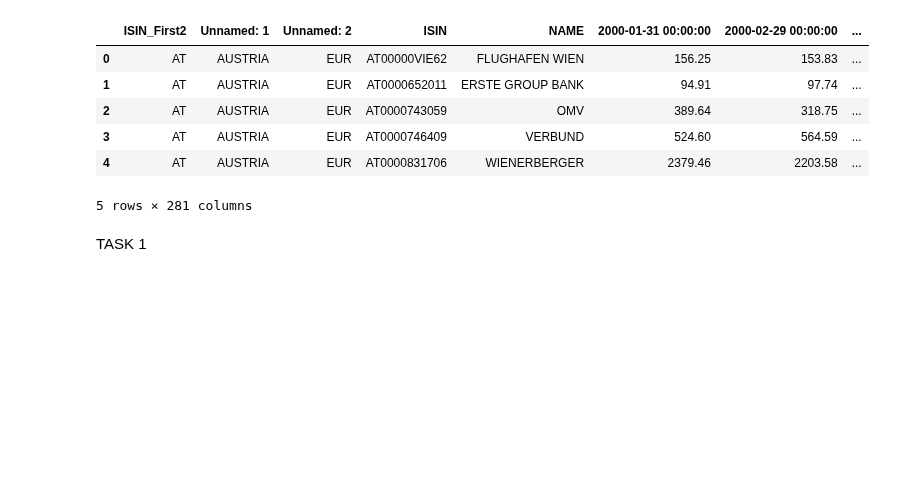
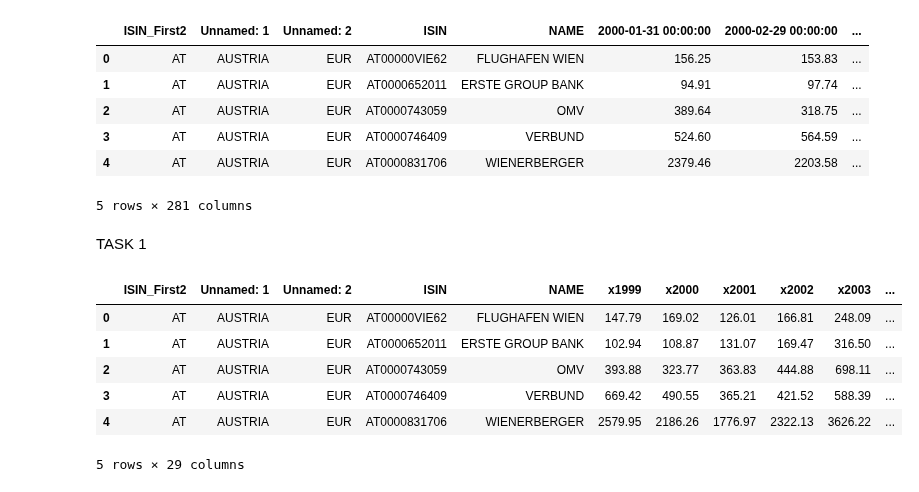
Before and after one commit to GiammarcoBozzelli/SEF, a Jupyter notebook: main.ipynb, the cells around one changed output. Saved outputs shown, nothing was run; the diff lists cells and outputs as text; code cells hidden in the pictures; blank space fills up the shorter version.

```diff
--- a/main.ipynb
+++ b/main.ipynb
@@ -175,0 +174,17 @@ TASK 1
+# %%
+# Importing yearly databases
+urlyri = 'https://raw.githubusercontent.com/GiammarcoBozzelli/SEF/main/df_EUR_yearly_return.csv'
+dfyri = pd.read_csv(urlyri)
+
+urlycapitalization = 'https://raw.githubusercontent.com/GiammarcoBozzelli/SEF/main/df_EUR_yearly_capitalization.csv'
+dfycapitalization = pd.read_csv(urlycapitalization)
+# %%
+dfyri.head()
+# %% [output]
+|  | ISIN_First2 | Unnamed: 1 | Unnamed: 2 | ISIN | NAME | x1999 | x2000 | x2001 | x2002 | x2003 | ... |
+| 0 | AT | AUSTRIA | EUR | AT00000VIE62 | FLUGHAFEN WIEN | 147.79 | 169.02 | 126.01 | 166.81 | 248.09 | ... |
+| 1 | AT | AUSTRIA | EUR | AT0000652011 | ERSTE GROUP BANK | 102.94 | 108.87 | 131.07 | 169.47 | 316.50 | ... |
+| 2 | AT | AUSTRIA | EUR | AT0000743059 | OMV | 393.88 | 323.77 | 363.83 | 444.88 | 698.11 | ... |
+| 3 | AT | AUSTRIA | EUR | AT0000746409 | VERBUND | 669.42 | 490.55 | 365.21 | 421.52 | 588.39 | ... |
+| 4 | AT | AUSTRIA | EUR | AT0000831706 | WIENERBERGER | 2579.95 | 2186.26 | 1776.97 | 2322.13 | 3626.22 | ... |
+5 rows × 29 columns
```
Also changed, not shown: parts of 12 cells of this notebook.
